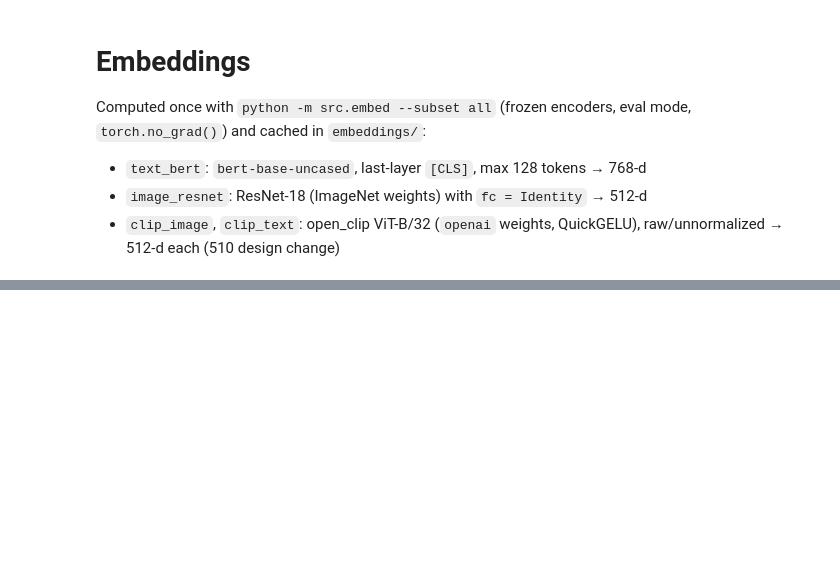
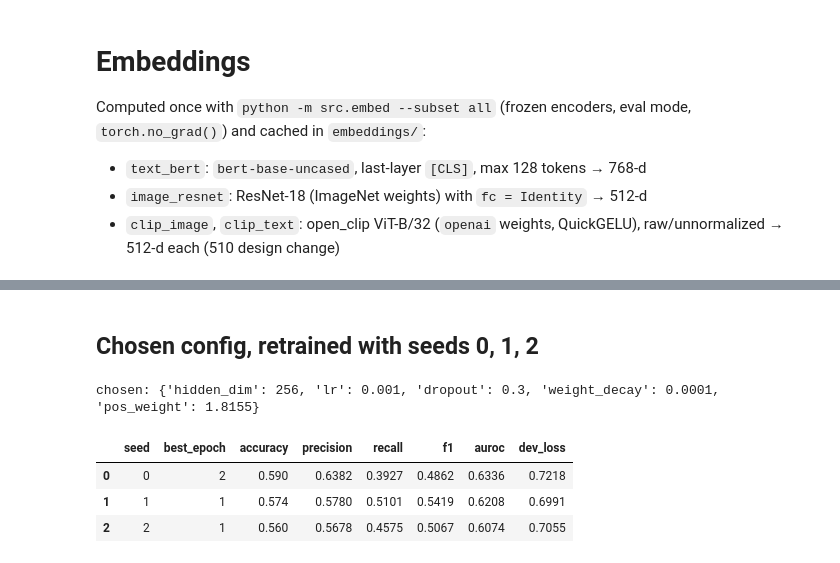
Before and after one commit to LUCIFER5671/hateful-memes, a Jupyter notebook: notebooks/lab3.ipynb, the cells around one changed output, grey strips where cells are left out. Drawn from its saved outputs; the diff is of its cells as text; code cells hidden in the pictures; blank space fills up the shorter version.

```diff
--- a/notebooks/lab3.ipynb
+++ b/notebooks/lab3.ipynb
@@ -130,0 +177,14 @@ pd.DataFrame(
+# %% [markdown]
+## Chosen config, retrained with seeds 0, 1, 2
+# %%
+best_cfg = E.config_from_row(grid.iloc[0])
+print("chosen:", best_cfg)
+runs = E.run_seeds(Xtr, ytr, Xdev, ydev, best_cfg)
+save_model(runs[0], "text_bert")  # seed-0 model -> results/models/text_bert.pt
+pd.DataFrame([{"seed": r.config["seed"], "best_epoch": r.best_epoch, **r.dev_metrics} for r in runs]).round(4)
+# %% [output]
+chosen: {'hidden_dim': 256, 'lr': 0.001, 'dropout': 0.3, 'weight_decay': 0.0001, 'pos_weight': 1.8155}
+|  | seed | best_epoch | accuracy | precision | recall | f1 | auroc | dev_loss |
+| 0 | 0 | 2 | 0.590 | 0.6382 | 0.3927 | 0.4862 | 0.6336 | 0.7218 |
+| 1 | 1 | 1 | 0.574 | 0.5780 | 0.5101 | 0.5419 | 0.6208 | 0.6991 |
+| 2 | 2 | 1 | 0.560 | 0.5678 | 0.4575 | 0.5067 | 0.6074 | 0.7055 |
```
Also changed, not shown: parts of 11 cells of this notebook, 12 other files.
